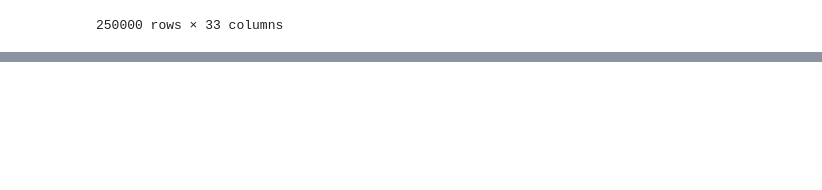
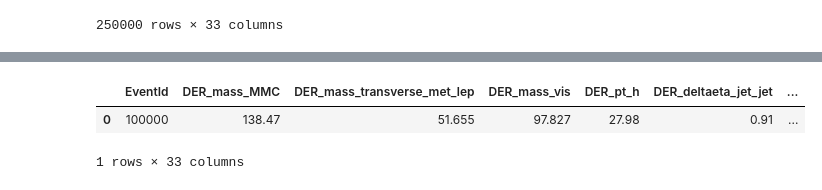
Before and after one commit to SagiPolaczek/Deep-Learning-Workshop, a Jupyter notebook: data/higgs/higgs_notebook.ipynb, the cells around one changed output, grey strips where cells are left out. Cells and saved outputs as stored; diff of their text form; code cells hidden in the pictures; blank space fills up the shorter version.

```diff
--- a/data/higgs/higgs_notebook.ipynb
+++ b/data/higgs/higgs_notebook.ipynb
@@ -105,0 +77,6 @@ img_new_new.shape
+# %%
+data.head(1)
+# %% [output]
+|  | EventId | DER_mass_MMC | DER_mass_transverse_met_lep | DER_mass_vis | DER_pt_h | DER_deltaeta_jet_jet | ... |
+| 0 | 100000 | 138.47 | 51.655 | 97.827 | 27.98 | 0.91 | ... |
+1 rows × 33 columns
```
Also changed, not shown: parts of 20 cells of this notebook, 3 other files.
